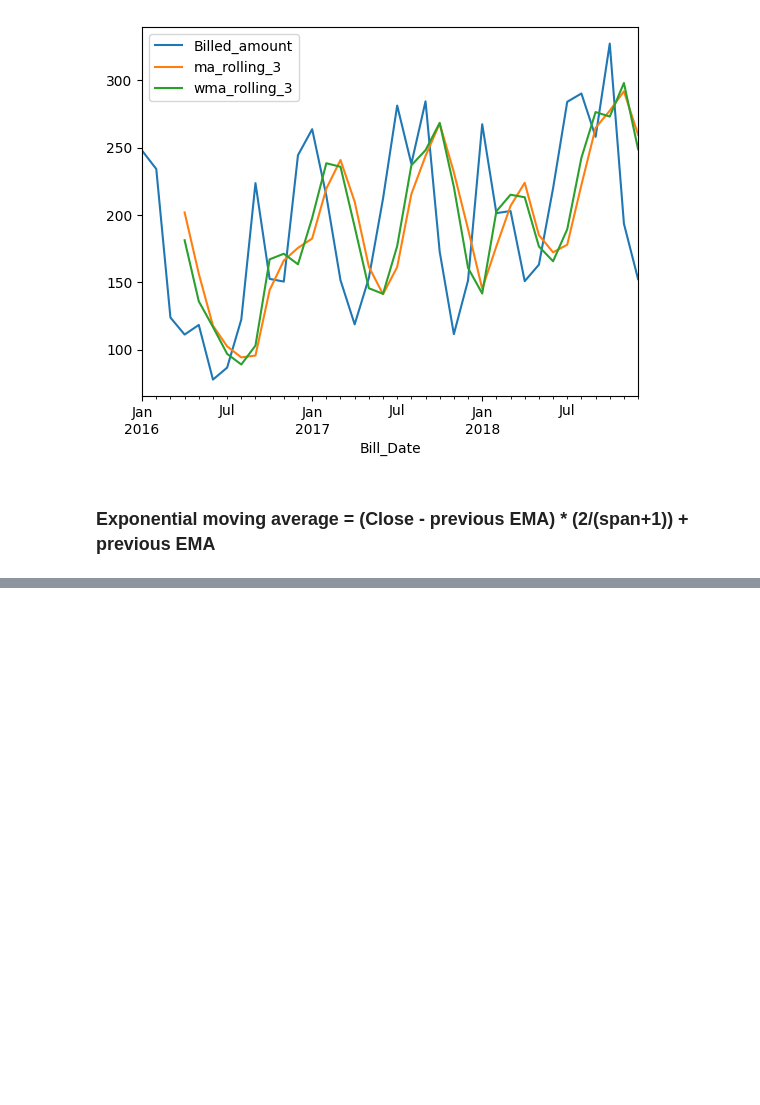
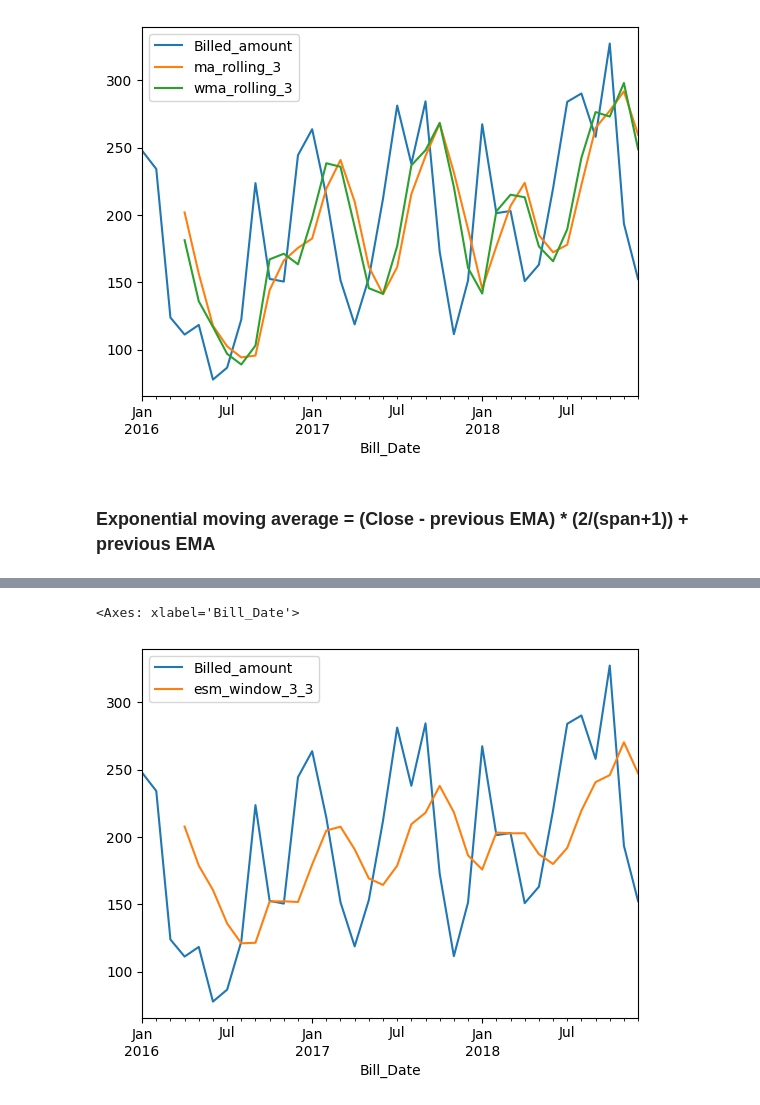
Before and after one commit to Aifedayo/Time-Series-Forecasting, a Jupyter notebook: src/notebook/electricity_consumption_dataset.ipynb, the cells around one changed output, grey strips where cells are left out. Cells and saved outputs as stored; diff of their text form; code cells hidden in the pictures; blank space fills up the shorter version.

```diff
--- a/src/notebook/electricity_consumption_dataset.ipynb
+++ b/src/notebook/electricity_consumption_dataset.ipynb
@@ -171,0 +267,2 @@ bill_2018['Billed_amount'].ewm(span=3, adjust=False, min_periods=0).mean()
+# %%
+bill_2018['esm_window_3_3']=bill_2018['Billed_amount'].ewm(alpha=0.3, adjust=False,min_periods=3).mean().shift(1)
@@ -171,0 +290,5 @@ bill_2018['Billed_amount'].ewm(span=3, adjust=False, min_periods=0).mean()
+# %%
+bill_2018[['Billed_amount','esm_window_3_3']].plot()
+# %% [output]
+<Axes: xlabel='Bill_Date'>
+[figure, added]
```
Also changed, not shown: parts of 17 cells of this notebook, 1 other file.
